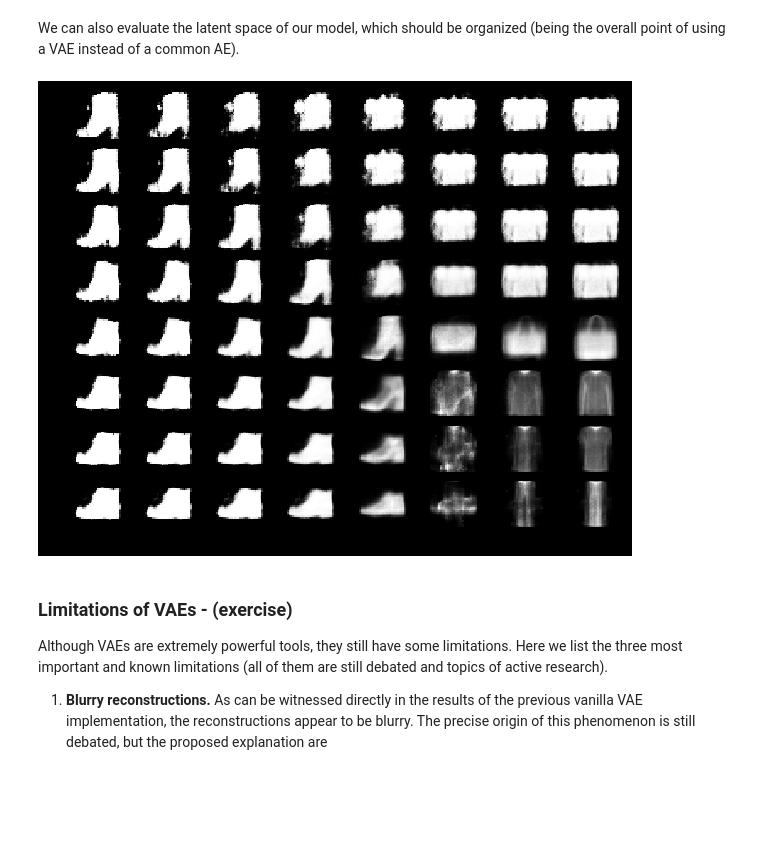
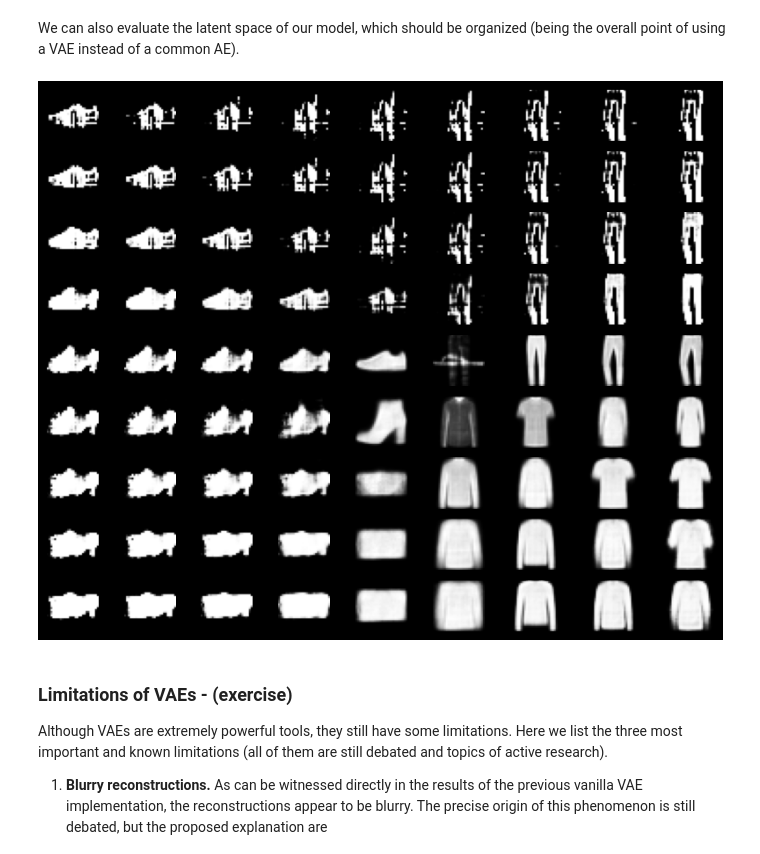
Before and after one commit to peladeaucome/atiam_ml, a Jupyter notebook: 10a_variational_auto_encoders.ipynb, the cells around one changed output. Drawn from its saved outputs; the diff is of its cells as text; code cells hidden in the pictures; blank space fills up the shorter version.

```diff
--- a/10a_variational_auto_encoders.ipynb
+++ b/10a_variational_auto_encoders.ipynb
@@ -265,18 +271,21 @@ While there are several options to compare the error between two elements, there
 In the following, we define both error functions and regroup them in the `reconstruction_loss` call (depending on the `num_classes` considered). However, as the `multinomial loss` requires a large computational overhead, and for the sake of simplicity, we will train all our first models by relying on the `binary cross entropy`
 # %%
 # Reconstruction criterion
-recons_criterion = torch.nn.MSELoss(reduction='sum')
+recons_criterion = torch.nn.BCELoss(reduction='sum').to(device)
 
 def compute_loss(model, x):
 
     ######################
     # YOUR CODE GOES HERE
     ######################
-
+    x_hat, kl_div = model(x)
+    full_loss = recons_criterion(x_hat,x)-kl_div
     return full_loss
 
 def train_step(model, x, optimizer):
     # Compute the loss.
+    model = model.to(device)
+    x = x.to(device)
     loss = compute_loss(model, x)
     # Before the backward pass, zero all of the network gradients
     optimizer.zero_grad()
@@ -302,7 +311,7 @@ train_dataset, valid_dataset = torch.utils.data.dataset.random_split(train_valid
 # Load the test set
 test_dataset = torchvision.datasets.FashionMNIST(root=dataset_dir, transform=torchvision.transforms.ToTensor(),train=False)
 # Prepare
-num_threads = 4     # Loading the dataset is using 4 CPU threads
+num_threads = 0     # Loading the dataset is using 4 CPU threads
 batch_size  = 128   # Using minibatches of 128 samples
 train_loader = torch.utils.data.DataLoader(dataset=train_dataset, batch_size=batch_size, num_workers=num_threads)
 valid_loader = torch.utils.data.DataLoader(dataset=valid_dataset, batch_size=batch_size, shuffle=False, num_workers=num_threads)
@@ -343,29 +352,29 @@ encoder, decoder = construct_encoder_decoder(nin, n_hidden = n_hidden, n_latent
 # Build the VAE model
 model = VAE(encoder, decoder, n_hidden, n_latent)
 # Construct the optimizer
-optimizer = torch.optim.Adam(model.parameters(), lr=1e-4)
+optimizer = torch.optim.Adam(model.parameters(), lr=1e-3)
 # %% [markdown]
 Now all that is left to do is train the model. We define here a `train_vae` function that we will reuse along the future implementations and variations of VAEs and flows. Note that this function is set to run for only a very few number of `epochs` and also most importantly, *only considers a subsample of the full dataset at each epoch*. This option is just here so that you can test the different models very quickly on any CPU or laptop.
 # %%
 def generate_and_save_images(model, epoch, test_sample):
-    predictions, _ = model(test_sample)
+    predictions, _ = model(test_sample.to(device))
     fig = plt.figure(figsize=(4, 4))
     for i in range(predictions.shape[0]):
         plt.subplot(4, 4, i + 1)
-        plt.imshow(predictions[i, 0, :, :].detach(), cmap='gray')
+        plt.imshow(predictions[i, 0, :, :].cpu().detach(), cmap='gray')
         plt.axis('off')
     # Tight_layout minimizes the overlap between 2 sub-plots
     #plt.savefig('image_at_epoch_{:04d}.png'.format(epoch))
     plt.show()
-
 epochs=50
 test_sample = imgs_test[0:16, :, :, :]
 for epoch in range(1, epochs + 1):
-    full_loss = torch.Tensor([0])
+    full_loss = torch.Tensor([0]).to(device)
     # Forward pass: compute predicted y by passing x to the model.
     for i, (x, _) in enumerate(train_loader):
         full_loss += train_step(model, x, optimizer)
     #for i, (x, _) in enumerate(valid_loader):
     #    train_step(model, x, optimizer)
-    print('Epoch: {}, Test set ELBO: {}'.format(epoch, full_loss))
-    generate_and_save_images(model, epoch, test_sample)
+    if epoch%(epochs//20)==0:
+        print('Epoch: {}, Test set ELBO: {}'.format(epoch, full_loss))
+        generate_and_save_images(model, epoch, test_sample)
@@ -414,19 +438,19 @@ print('Negative Log-Likelihood : ' + str(nll))
 # %% [markdown]
 We can also evaluate the latent space of our model, which should be organized (being the overall point of using a VAE instead of a common AE).
 # %%
-x = np.linspace(-3, 3, 8)
-y = np.linspace(-3, 3, 8)
+x = np.linspace(-3, 3, 9)
+y = np.linspace(-3, 3, 9)
 fig = plt.figure(figsize=(10, 8))
-for i in range(8):
-    for j in range(8):
-        plt.subplot(8, 8, (i * 8) + j + 1)
+for i in range(9):
+    for j in range(9):
+        plt.subplot(9, 9, (i * 9) + j + 1)
         final_tensor = torch.zeros(2)
         final_tensor[0] = x[i]
         final_tensor[1] = y[j]
-        plt.imshow(model.decode(final_tensor).detach().reshape(28, 28), cmap='gray')
+        plt.imshow(model.decode(final_tensor.to(device)).cpu().detach().reshape(28, 28), cmap='gray')
         plt.axis('off')
 # %% [output]
-[figure, old version]
+[figure, new version]
 # %% [markdown]
 ### Limitations of VAEs - (**exercise**)
 
```
Also changed, not shown: parts of 10 cells of this notebook, 2 other files.
